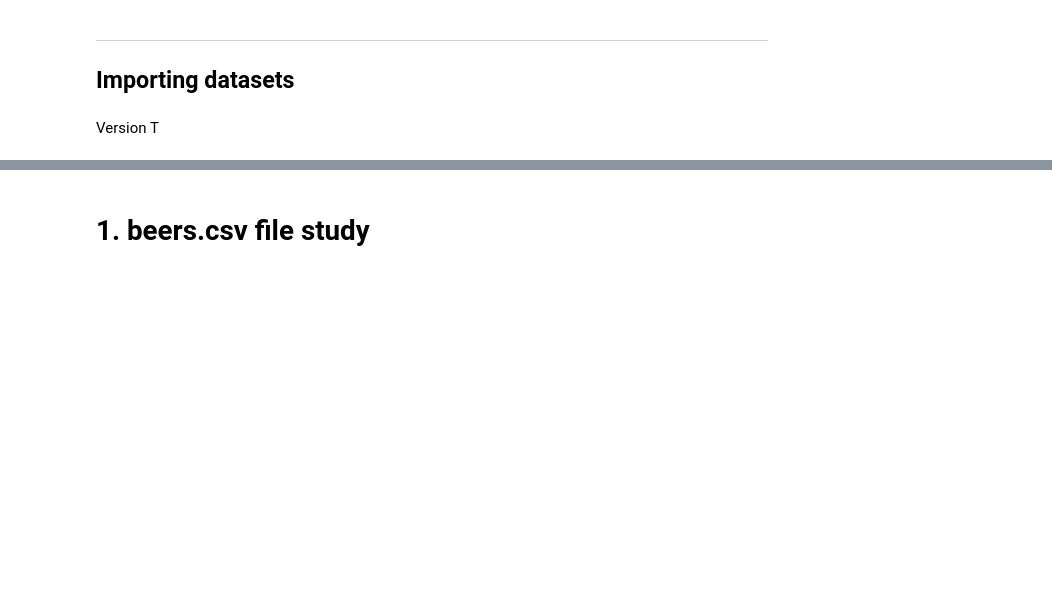
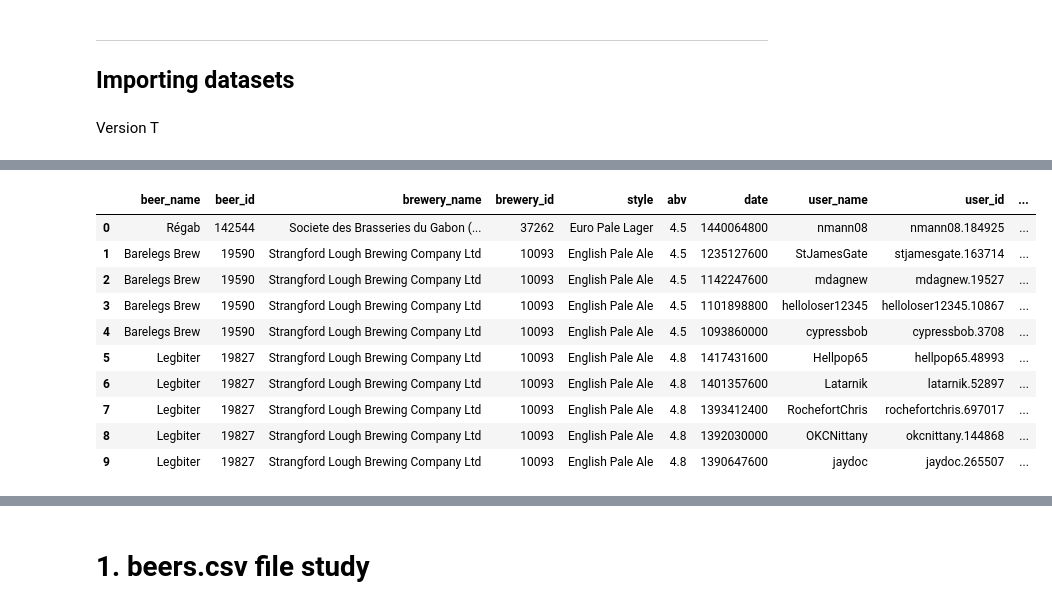
Before and after one commit to epfl-ada/ada-2023-project-dondada, a Jupyter notebook: MilestoneP2.ipynb, the cells around one changed output, grey strips where cells are left out. Drawn from its saved outputs; the diff is of its cells as text; code cells hidden in the pictures; blank space fills up the shorter version.

```diff
--- a/MilestoneP2.ipynb
+++ b/MilestoneP2.ipynb
@@ -157,0 +118,15 @@ def import_gz(path):
+# %%
+ratings = pd.read_csv(f"{path_ba}/ratings.csv", nrows=100)
+ratings.head(10)
+# %% [output]
+|  | beer_name | beer_id | brewery_name | brewery_id | style | abv | date | user_name | user_id | ... |
+| 0 | Régab | 142544 | Societe des Brasseries du Gabon (... | 37262 | Euro Pale Lager | 4.5 | 1440064800 | nmann08 | nmann08.184925 | ... |
+| 1 | Barelegs Brew | 19590 | Strangford Lough Brewing Company Ltd | 10093 | English Pale Ale | 4.5 | 1235127600 | StJamesGate | stjamesgate.163714 | ... |
+| 2 | Barelegs Brew | 19590 | Strangford Lough Brewing Company Ltd | 10093 | English Pale Ale | 4.5 | 1142247600 | mdagnew | mdagnew.19527 | ... |
+| 3 | Barelegs Brew | 19590 | Strangford Lough Brewing Company Ltd | 10093 | English Pale Ale | 4.5 | 1101898800 | helloloser12345 | helloloser12345.10867 | ... |
+| 4 | Barelegs Brew | 19590 | Strangford Lough Brewing Company Ltd | 10093 | English Pale Ale | 4.5 | 1093860000 | cypressbob | cypressbob.3708 | ... |
+| 5 | Legbiter | 19827 | Strangford Lough Brewing Company Ltd | 10093 | English Pale Ale | 4.8 | 1417431600 | Hellpop65 | hellpop65.48993 | ... |
+| 6 | Legbiter | 19827 | Strangford Lough Brewing Company Ltd | 10093 | English Pale Ale | 4.8 | 1401357600 | Latarnik | latarnik.52897 | ... |
+| 7 | Legbiter | 19827 | Strangford Lough Brewing Company Ltd | 10093 | English Pale Ale | 4.8 | 1393412400 | RochefortChris | rochefortchris.697017 | ... |
+| 8 | Legbiter | 19827 | Strangford Lough Brewing Company Ltd | 10093 | English Pale Ale | 4.8 | 1392030000 | OKCNittany | okcnittany.144868 | ... |
+| 9 | Legbiter | 19827 | Strangford Lough Brewing Company Ltd | 10093 | English Pale Ale | 4.8 | 1390647600 | jaydoc | jaydoc.265507 | ... |
```
Also changed, not shown: parts of 10 cells of this notebook.
